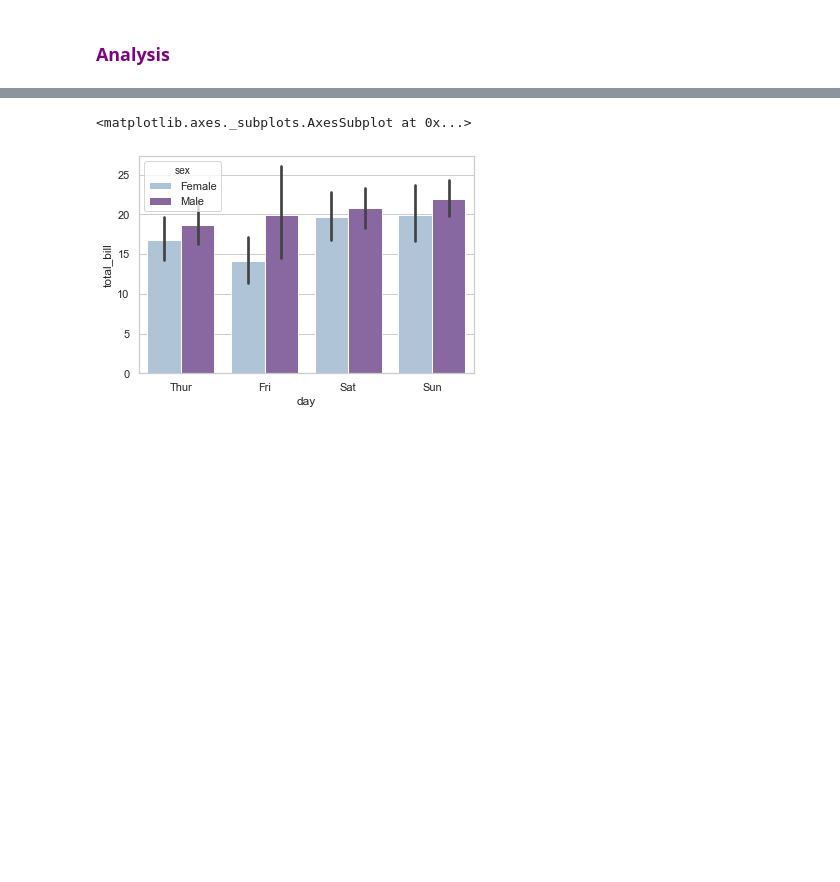
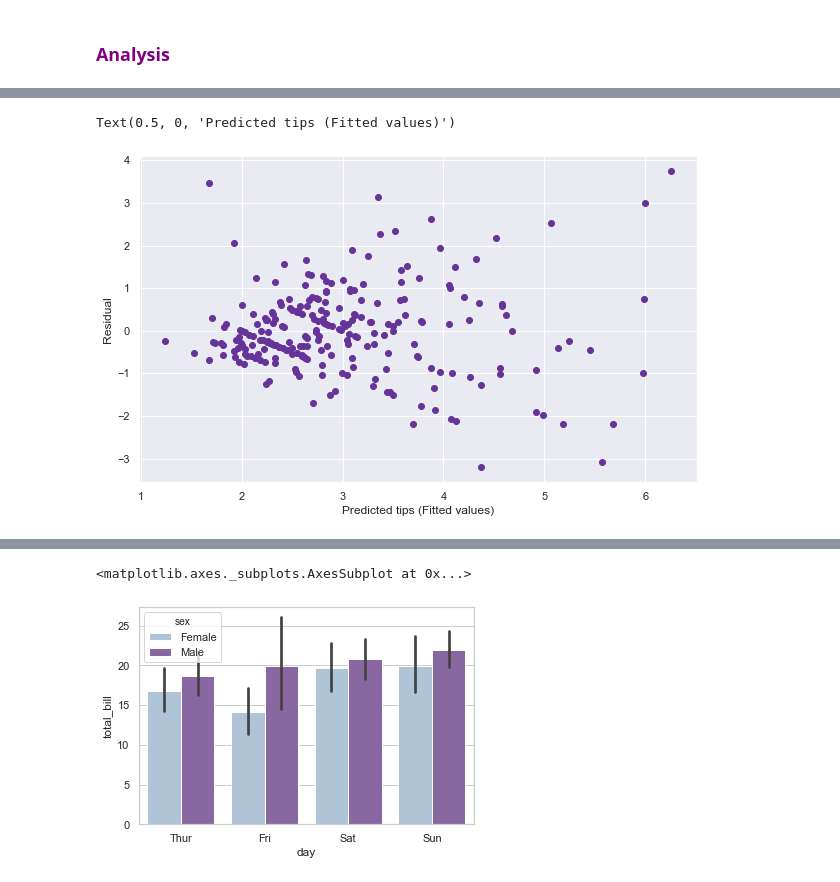
Before and after one commit to JuliaMal/Fundamentals_project, a Jupyter notebook: Tips.ipynb, the cells around one changed output, grey strips where cells are left out. Drawn from its saved outputs; the diff is of its cells as text; code cells hidden in the pictures; blank space fills up the shorter version.

```diff
--- a/Tips.ipynb
+++ b/Tips.ipynb
@@ -624,0 +733,16 @@ array(['Male', 'Male', 'Male', 'Male', 'Male', 'Male', 'Male', 'Male',
+# %%
+reg = smf.ols('tip ~ total_bill', data=df).fit()
+
+# Calculating residuals:
+pred_val = reg.fittedvalues.copy()
+true_val = df['tip'].values.copy()
+residual = true_val - pred_val
+
+# Plotting Residual vs Predicted value
+fig = plt.figure(figsize=(10,6))
+plt.scatter(pred_val, residual, color="rebeccapurple")
+plt.ylabel('Residual')
+plt.xlabel('Predicted tips (Fitted values)')
+# %% [output]
+Text(0.5, 0, 'Predicted tips (Fitted values)')
+[figure, added]
```
Also changed, not shown: parts of 25 cells of this notebook.
